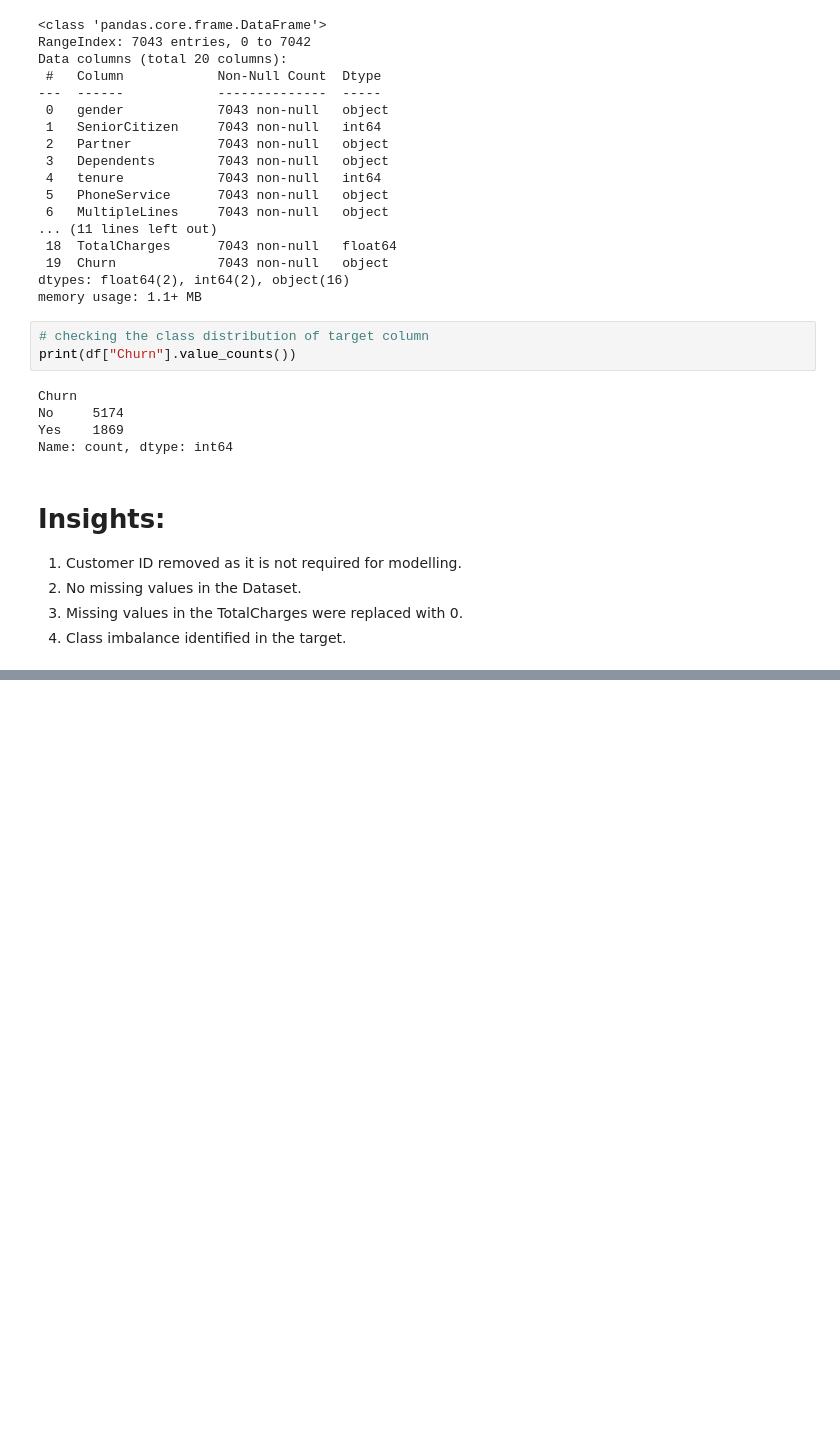
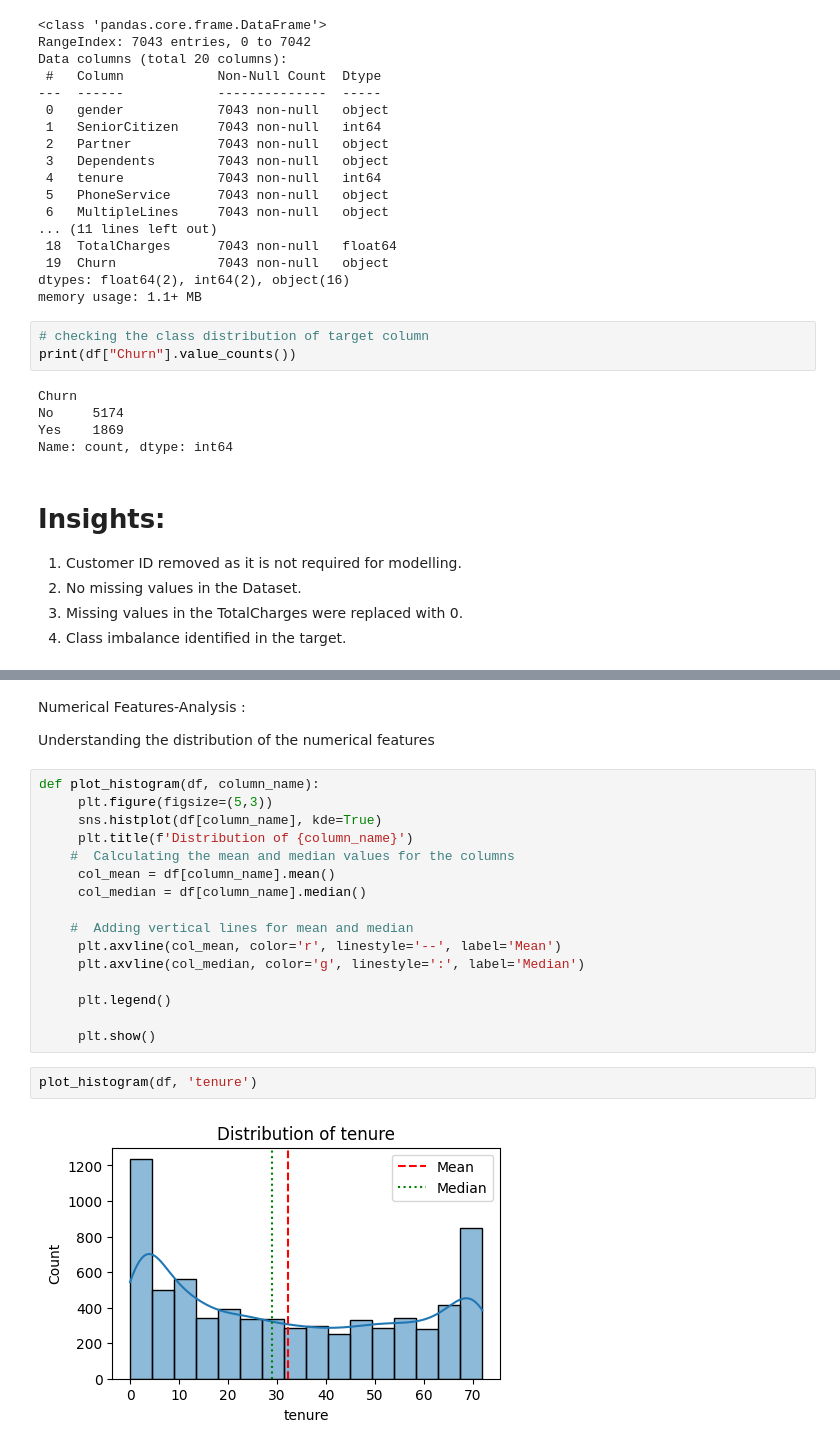
Before and after one commit to Ayush-singh04/python-ml-learnings, a Jupyter notebook: Customer_Churn_Prediction_for_Subscription_Services/Customer_Churn_prediction.ipynb, the cells around one changed output, grey strips where cells are left out. Drawn from its saved outputs; the diff is of its cells as text; blank space fills up the shorter version.

```diff
--- a/Customer_Churn_Prediction_for_Subscription_Services/Customer_Churn_prediction.ipynb
+++ b/Customer_Churn_Prediction_for_Subscription_Services/Customer_Churn_prediction.ipynb
@@ -206,0 +216,25 @@ Name: count, dtype: int64
+# %% [markdown]
+Numerical Features-Analysis :
+
+
+Understanding the distribution of the numerical features
+# %%
+def plot_histogram(df, column_name):
+     plt.figure(figsize=(5,3))
+     sns.histplot(df[column_name], kde=True)
+     plt.title(f'Distribution of {column_name}')
+    #  Calculating the mean and median values for the columns
+     col_mean = df[column_name].mean()
+     col_median = df[column_name].median()
+
+    #  Adding vertical lines for mean and median
+     plt.axvline(col_mean, color='r', linestyle='--', label='Mean')
+     plt.axvline(col_median, color='g', linestyle=':', label='Median')
+
+     plt.legend()
+
+     plt.show()
+# %%
+plot_histogram(df, 'tenure')
+# %% [output]
+[figure, added]
```
Also changed, not shown: parts of 57 cells of this notebook, 2 other files.
